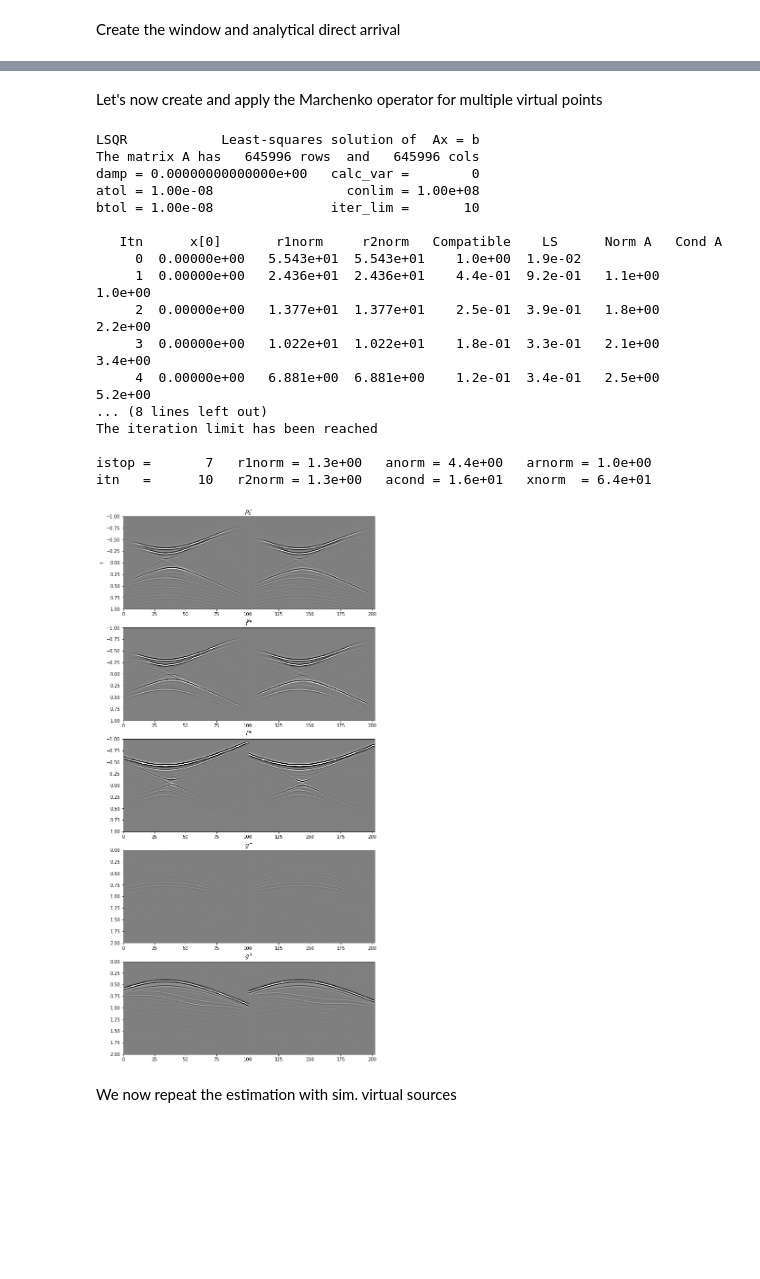
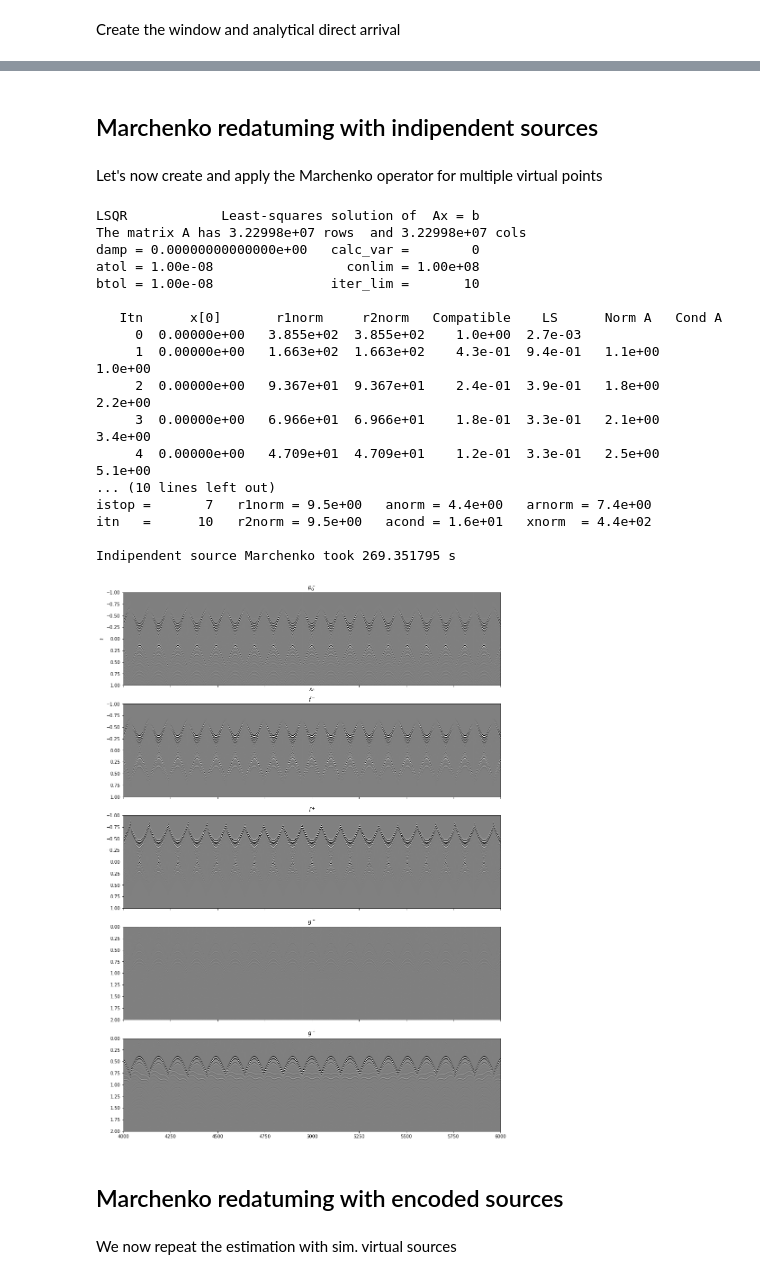
Before and after one commit to PyLops/pylops_notebooks, a Jupyter notebook: developement/Marchenko_multiplevs.ipynb, the cells around one changed output, grey strips where cells are left out. Drawn from its saved outputs; the diff is of its cells as text; code cells hidden in the pictures; blank space fills up the shorter version.

Commit message:
Cleaned Marchenko_multiplevs.ipynb notebook

```diff
--- a/developement/Marchenko_multiplevs.ipynb
+++ b/developement/Marchenko_multiplevs.ipynb
@@ -66,16 +65,17 @@ ns = s.shape[1]
 ds = s[0,1]-s[0,0]
 
 # Virtual points
-nvs = 2
-vs = [np.arange(nvs)*200 + 1000,
-      np.ones(nvs)*1060]
+nvs = 100
+vs = np.array([np.arange(nvs)*20 + 500,
+               np.ones(nvs)*1060])
+dvs = vs[0, 1] - vs[0, 0]
 
 # Density model
 rho = inputdata['rho']
 z, x = inputdata['z'], inputdata['x']
 
 plt.figure(figsize=(18,9))
-plt.imshow(rho, cmap='gray', extent = (x[0], x[-1], z[-1], z[0]))
+plt.imshow(rho, cmap='gray_r', extent = (x[0], x[-1], z[-1], z[0]))
 plt.scatter(s[0, 5::10], s[1, 5::10], marker='*', s=150, c='r', edgecolors='k')
 plt.scatter(r[0, ::10],  r[1, ::10], marker='v', s=150, c='b', edgecolors='k')
 plt.scatter(vs[0], vs[1], marker='.', s=250, c='m', edgecolors='k')
@@ -166,59 +168,67 @@ fig.colorbar(im, ax=axs[1]);
+# %% [markdown]
+## Marchenko redatuming with indipendent sources
 # %% [markdown]
 Let's now create and apply the Marchenko operator for multiple virtual points
 # %%
 MarchenkoWM = Marchenko(R, dt=dt, dr=dr, nfmax=nfmax, wav=wav,
                         toff=toff, nsmooth=nsmooth)
 # %%
+t0 = time.time()
 f1_inv_minus, f1_inv_plus, p0_minus, g_inv_minus, g_inv_plus = \
     MarchenkoWM.apply_multiplepoints(directVS, nfft=2**11, rtm=True, greens=True,
-                               dottest=False, **dict(iter_lim=n_iter, show=True))
+                                     dottest=False, **dict(iter_lim=n_iter, show=True))
 g_inv_tot = g_inv_minus + g_inv_plus
+print('Indipendent source Marchenko took %f s' % (time.time()-t0))
 # %% [output]
 LSQR            Least-squares solution of  Ax = b
-The matrix A has   645996 rows  and   645996 cols
+The matrix A has 3.22998e+07 rows  and 3.22998e+07 cols
 damp = 0.00000000000000e+00   calc_var =        0
 atol = 1.00e-08                 conlim = 1.00e+08
 btol = 1.00e-08               iter_lim =       10
 
    Itn      x[0]       r1norm     r2norm   Compatible    LS      Norm A   Cond A
-     0  0.00000e+00   5.543e+01  5.543e+01    1.0e+00  1.9e-02
-     1  0.00000e+00   2.436e+01  2.436e+01    4.4e-01  9.2e-01   1.1e+00  1.0e+00
-     2  0.00000e+00   1.377e+01  1.377e+01    2.5e-01  3.9e-01   1.8e+00  2.2e+00
-     3  0.00000e+00   1.022e+01  1.022e+01    1.8e-01  3.3e-01   2.1e+00  3.4e+00
-     4  0.00000e+00   6.881e+00  6.881e+00    1.2e-01  3.4e-01   2.5e+00  5.2e+00
-... (8 lines left out)
-The iteration limit has been reached
+     0  0.00000e+00   3.855e+02  3.855e+02    1.0e+00  2.7e-03
+     1  0.00000e+00   1.663e+02  1.663e+02    4.3e-01  9.4e-01   1.1e+00  1.0e+00
+     2  0.00000e+00   9.367e+01  9.367e+01    2.4e-01  3.9e-01   1.8e+00  2.2e+00
+     3  0.00000e+00   6.966e+01  6.966e+01    1.8e-01  3.3e-01   2.1e+00  3.4e+00
+     4  0.00000e+00   4.709e+01  4.709e+01    1.2e-01  3.3e-01   2.5e+00  5.1e+00
+... (10 lines left out)
+istop =       7   r1norm = 9.5e+00   anorm = 4.4e+00   arnorm = 7.4e+00
+itn   =      10   r2norm = 9.5e+00   acond = 1.6e+01   xnorm  = 4.4e+02
 
-istop =       7   r1norm = 1.3e+00   anorm = 4.4e+00   arnorm = 1.0e+00
-itn   =      10   r2norm = 1.3e+00   acond = 1.6e+01   xnorm  = 6.4e+01
+Indipendent source Marchenko took 269.351795 s
 # %%
-fig, axs = plt.subplots(5, 1, figsize=(10, 22))
+fig, axs = plt.subplots(5, 1, sharex=True, figsize=(15, 22))
 axs[0].imshow(np.swapaxes(p0_minus, 0, 1).reshape(nr*nvs, 2*nt-1).T, cmap='gray',
               vmin=-5e-1, vmax=5e-1, extent=(0, nr*nvs, t[-1], -t[-1]))
 axs[0].set_title(r'$p_0^-$'), axs[0].set_xlabel(r'$x_R$'), axs[0].set_ylabel(r'$t$')
 axs[0].axis('tight')
 axs[0].set_ylim(1, -1);
+
 axs[1].imshow(np.swapaxes(f1_inv_minus, 0, 1).reshape(nr*nvs,2*nt-1).T, cmap='gray',
               vmin=-5e-1, vmax=5e-1, extent=(0, nr*nvs, t[-1], -t[-1]))
 axs[1].set_title(r'$f^-$'), axs[0].set_xlabel(r'$x_R$')
 axs[1].axis('tight')
 axs[1].set_ylim(1, -1);
 axs[2].imshow(np.swapaxes(f1_inv_plus, 0, 1).reshape(nr*nvs,2*nt-1).T, cmap='gray',
               vmin=-5e-1, vmax=5e-1, extent=(0, nr*nvs, t[-1], -t[-1]))
 axs[2].set_title(r'$f^+$'), axs[0].set_xlabel(r'$x_R$')
 axs[2].axis('tight')
 axs[2].set_ylim(1, -1);
 axs[3].imshow(np.swapaxes(g_inv_minus, 0, 1).reshape(nr*nvs,2*nt-1).T, cmap='gray',
               vmin=-5e-1, vmax=5e-1, extent=(0, nr*nvs, t[-1], -t[-1]))
 axs[3].set_title(r'$g^-$'), axs[0].set_xlabel(r'$x_R$')
 axs[3].axis('tight')
 axs[3].set_ylim(2, 0);
 axs[4].imshow(np.swapaxes(g_inv_plus, 0, 1).reshape(nr*nvs,2*nt-1).T, cmap='gray',
               vmin=-5e-1, vmax=5e-1, extent=(0, nr*nvs, t[-1], -t[-1]))
 axs[4].set_title(r'$g^+$'), axs[0].set_xlabel(r'$x_R$')
 axs[4].axis('tight')
 axs[4].set_ylim(2, 0);
+axs[4].set_xlim(4000, 6000);
 # %% [output]
-[figure, old version]
+[figure, new version]
+# %% [markdown]
+## Marchenko redatuming with encoded sources
 # %% [markdown]
 We now repeat the estimation with sim. virtual sources
```
Also changed, not shown: parts of 22 cells of this notebook.
